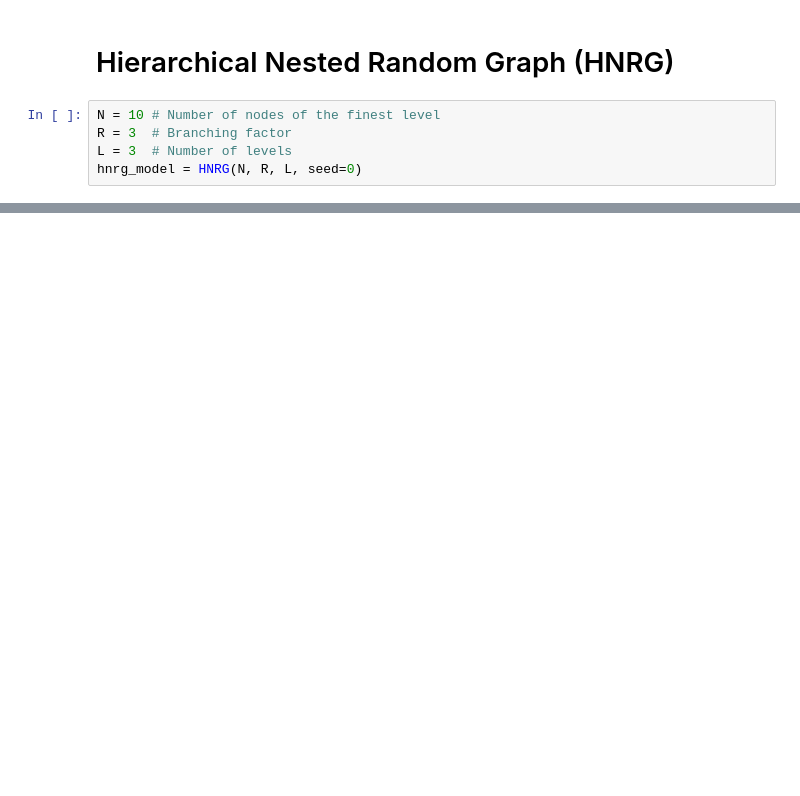
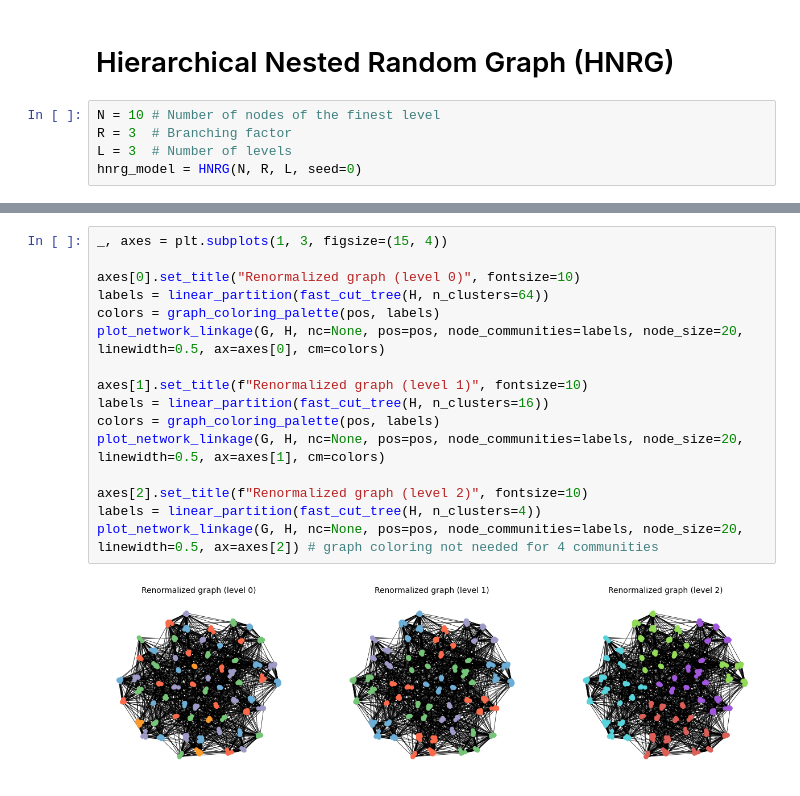
Before and after one commit to mrtnzrm2/the_HCE_method, a Jupyter notebook: notebooks/examples.ipynb, the cells around one changed output, grey strips where cells are left out. Saved outputs shown, nothing was run; the diff lists cells and outputs as text; blank space fills up the shorter version.

```diff
--- a/notebooks/examples.ipynb
+++ b/notebooks/examples.ipynb
@@ -91,0 +128,18 @@ hnrg_model = HNRG(N, R, L, seed=0)
+# %%
+_, axes = plt.subplots(1, 3, figsize=(15, 4))
+
+axes[0].set_title("Renormalized graph (level 0)", fontsize=10)
+labels = linear_partition(fast_cut_tree(H, n_clusters=64))
+colors = graph_coloring_palette(pos, labels)
+plot_network_linkage(G, H, nc=None, pos=pos, node_communities=labels, node_size=20, linewidth=0.5, ax=axes[0], cm=colors)
+
+axes[1].set_title(f"Renormalized graph (level 1)", fontsize=10)
+labels = linear_partition(fast_cut_tree(H, n_clusters=16))
+colors = graph_coloring_palette(pos, labels)
+plot_network_linkage(G, H, nc=None, pos=pos, node_communities=labels, node_size=20, linewidth=0.5, ax=axes[1], cm=colors)
+
+axes[2].set_title(f"Renormalized graph (level 2)", fontsize=10)
+labels = linear_partition(fast_cut_tree(H, n_clusters=4))
+plot_network_linkage(G, H, nc=None, pos=pos, node_communities=labels, node_size=20, linewidth=0.5, ax=axes[2]) # graph coloring not needed for 4 communities
+# %% [output]
+[figure, added]
```
Also changed, not shown: parts of 8 cells of this notebook, 2 other files.
